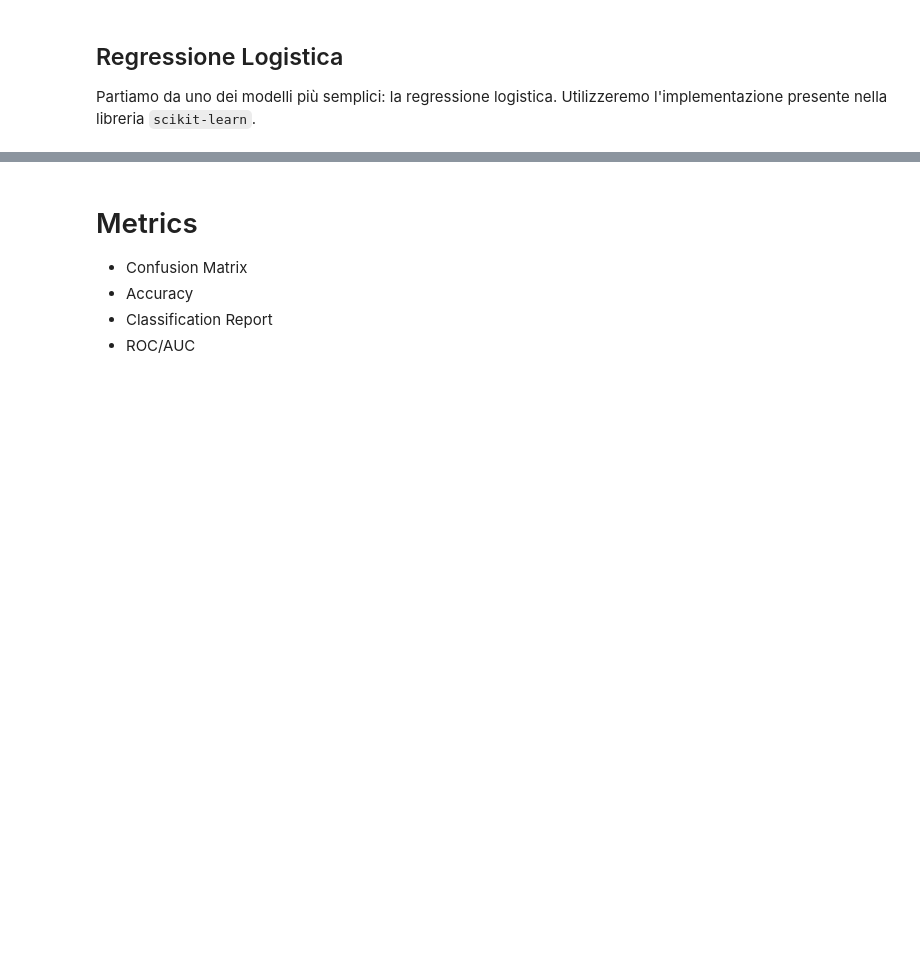
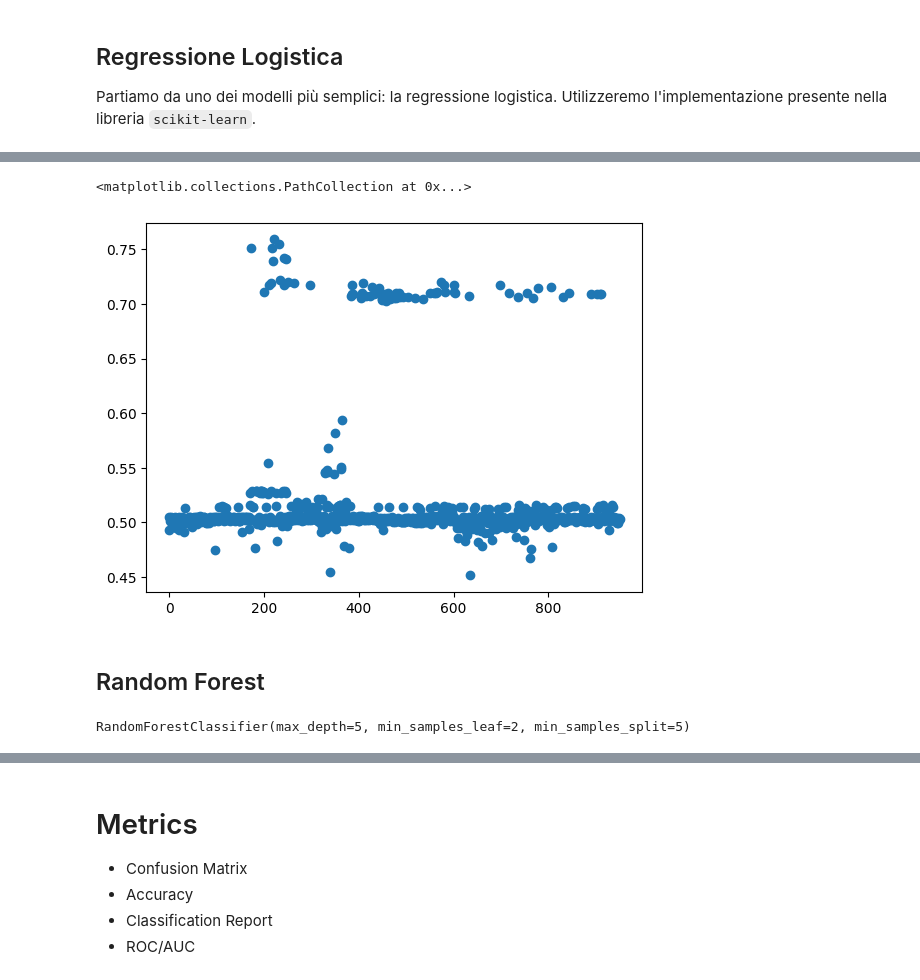
Before and after one commit to DLBD-Department/Python-Data-Science, a Jupyter notebook: Day3-MachineLearning/E2E-ML.ipynb, the cells around one changed output, grey strips where cells are left out. Drawn from its saved outputs; the diff is of its cells as text; code cells hidden in the pictures; blank space fills up the shorter version.

```diff
--- a/Day3-MachineLearning/E2E-ML.ipynb
+++ b/Day3-MachineLearning/E2E-ML.ipynb
@@ -142,0 +192,5 @@ log_reg = LogisticRegression(
+# %%
+plt.scatter(x, pred_lin_reg_exp)
+# %% [output]
+<matplotlib.collections.PathCollection at 0x...>
+[figure, added]
@@ -142,0 +199,2 @@ log_reg = LogisticRegression(
+# %% [markdown]
+## Random Forest
@@ -142,0 +216,4 @@ log_reg = LogisticRegression(
+# %%
+random_f.fit(X_train, y_train)
+# %% [output]
+RandomForestClassifier(max_depth=5, min_samples_leaf=2, min_samples_split=5)
```
Also changed, not shown: parts of 27 cells of this notebook.
